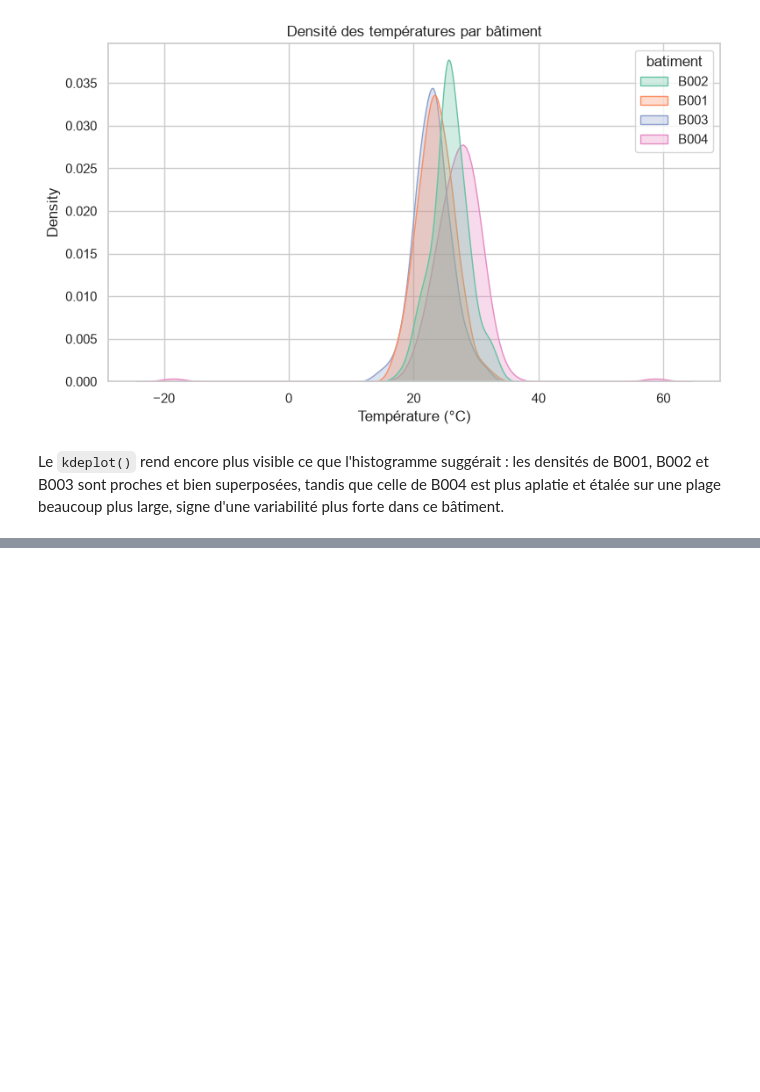
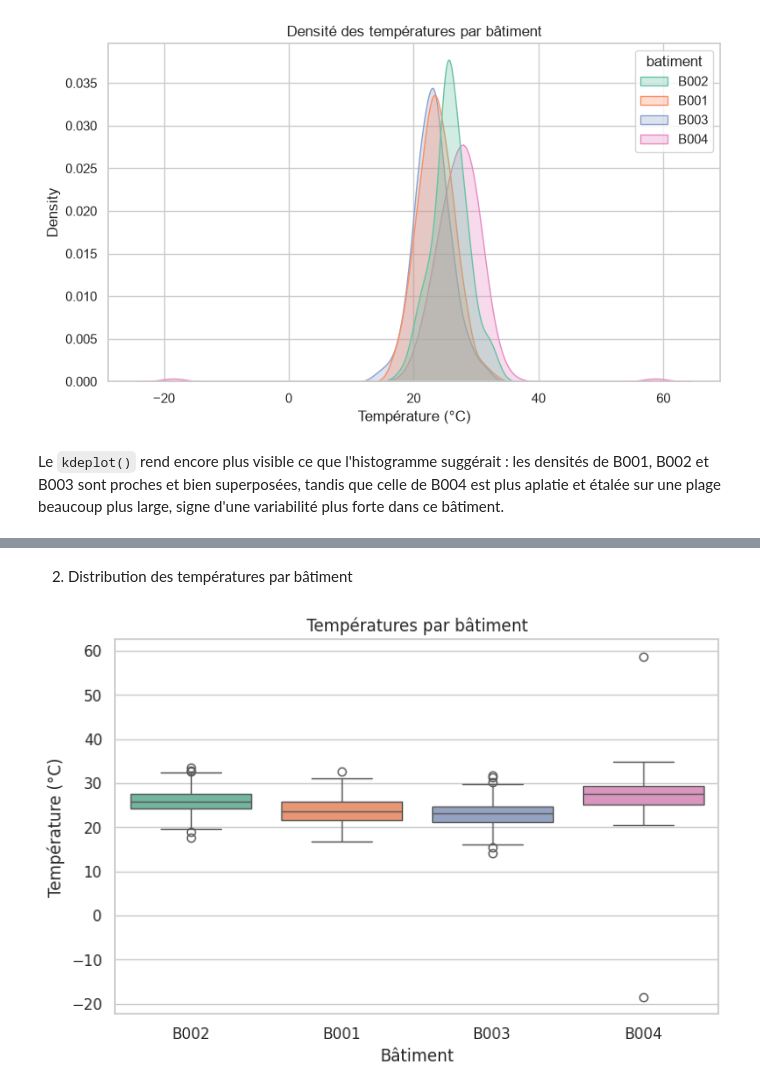
Before and after one commit to Abdoulaye-Diouf/atelier_seaborn_iot, a Jupyter notebook: notebooks/atelier_seaborn_iot.ipynb, the cells around one changed output, grey strips where cells are left out. Saved outputs shown, nothing was run; the diff lists cells and outputs as text; code cells hidden in the pictures; blank space fills up the shorter version.

```diff
--- a/notebooks/atelier_seaborn_iot.ipynb
+++ b/notebooks/atelier_seaborn_iot.ipynb
@@ -177,0 +190,11 @@ Le `kdeplot()` rend encore plus visible ce que l'histogramme suggérait : les de
+# %% [markdown]
+2) Distribution des températures par bâtiment
+# %%
+plt.figure(figsize=(8, 5))
+sns.boxplot(data=df, x="batiment", y="temperature", hue="batiment", palette="Set2", legend=False)
+plt.title("Températures par bâtiment")
+plt.xlabel("Bâtiment")
+plt.ylabel("Température (°C)")
+plt.show()
+# %% [output]
+[figure, added]
```
Also changed, not shown: parts of 6 cells of this notebook.
